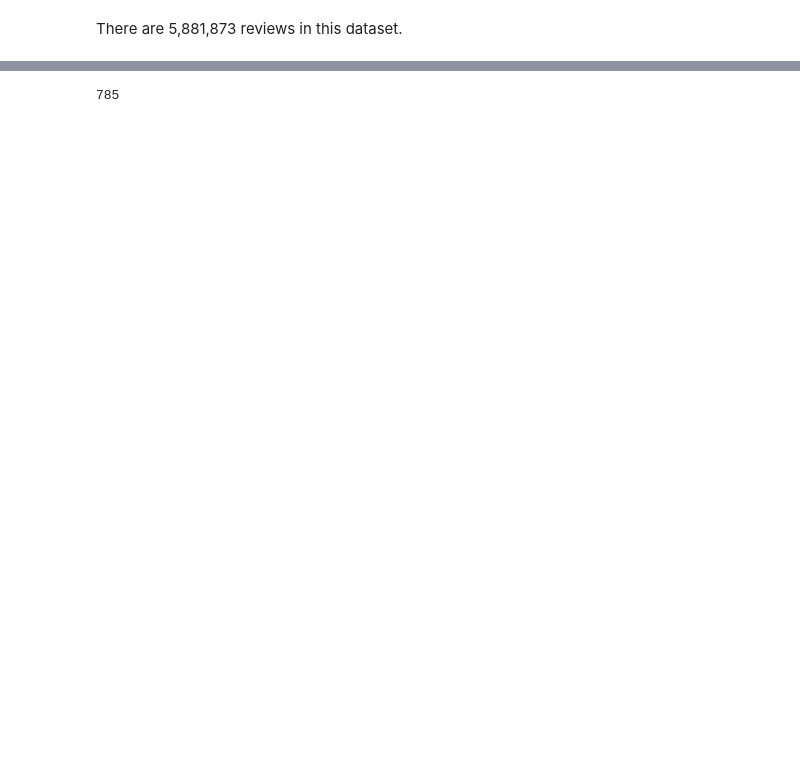
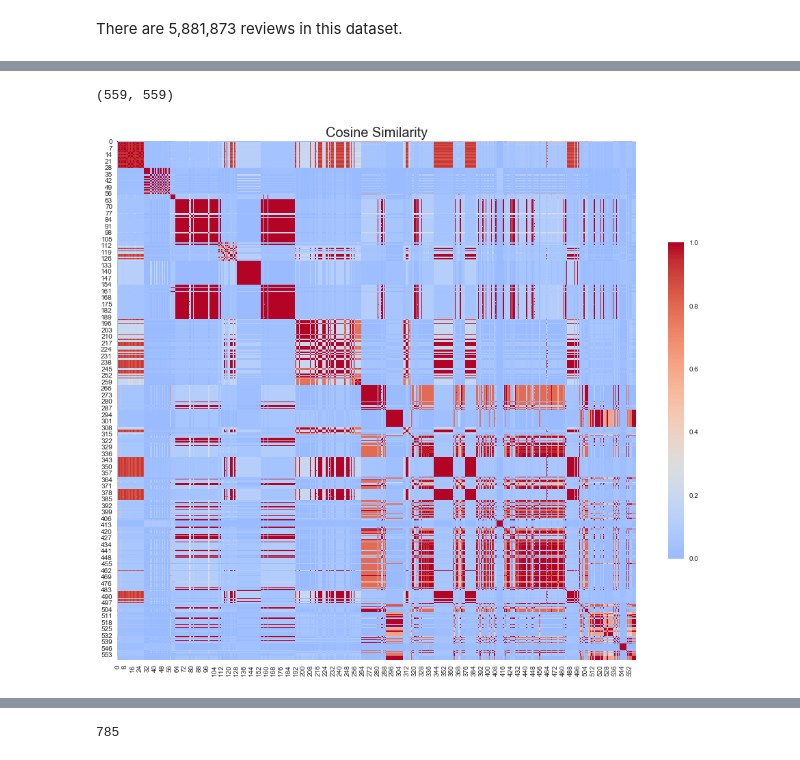
Before and after one commit to chantel808/Springboard_Capstone2, a Jupyter notebook: Amazon_reviews_NLP_CClark.ipynb, the cells around one changed output, grey strips where cells are left out. Saved outputs shown, nothing was run; the diff lists cells and outputs as text; code cells hidden in the pictures; blank space fills up the shorter version.

```diff
--- a/Amazon_reviews_NLP_CClark.ipynb
+++ b/Amazon_reviews_NLP_CClark.ipynb
@@ -404,0 +178,20 @@ len(reviews)
+# %%
+# Create boolean 'suspect' column
+url_df['suspect'] = 0
+
+# Create non_suspect, copy of url_df
+non_suspect = url_df.copy()
+# %%
+%%time
+# Create a dataframe of just the suspects (suspects_df) and a dataframe of non-suspects (non_suspect)
+suspects_df = pd.DataFrame(columns = url_df.columns)
+for cid in suspects30:
+    boolean = url_df.customer_id == cid
+    # Set suspect = 1 in url_df
+    url_df['suspect'].loc[boolean] = 1
+
+    temp = url_df[boolean]
+    # drop the suspects from non_suspect df
+    non_suspect.drop(temp.index, inplace=True)
+    # append temp to suspects_df
+    suspects_df = pd.concat([suspects_df, temp], ignore_index=True)
@@ -404,0 +235,6 @@ len(reviews)
+# %%
+# Instantiate tfidf vectorizer
+tfidf = TfidfVectorizer(stop_words=stopwords_english, tokenizer=tokenize_lem)
+temp_revs = suspects_df[suspects_df.customer_id == 50612720].review_body
+matrix = tfidf.fit_transform(temp_revs)
+matrix.shape
@@ -404,0 +264,25 @@ len(reviews)
+# %%
+# Create cosine similarity matrix
+cosine_matrix = cosine_similarity(matrix, matrix)
+# %%
+print(cosine_matrix.shape)
+#type(cosine_matrix)
+# %% [output]
+(559, 559)
+# %%
+def get_heatmap(matrix):
+    plt.figure(figsize=(17,17))
+    ax = sns.heatmap(
+        matrix,
+        vmin=0.0, vmax=1, center=0.3,
+        cmap='coolwarm',
+        square=True,
+        robust=True,
+        annot_kws={"size":10},
+        cbar_kws={"shrink": 0.5}
+    )
+    plt.title('Cosine Similarity', fontsize=20)
+
+get_heatmap(cosine_matrix)
+# %% [output]
+[figure, added]
```
Also changed, not shown: parts of 177 cells of this notebook.
